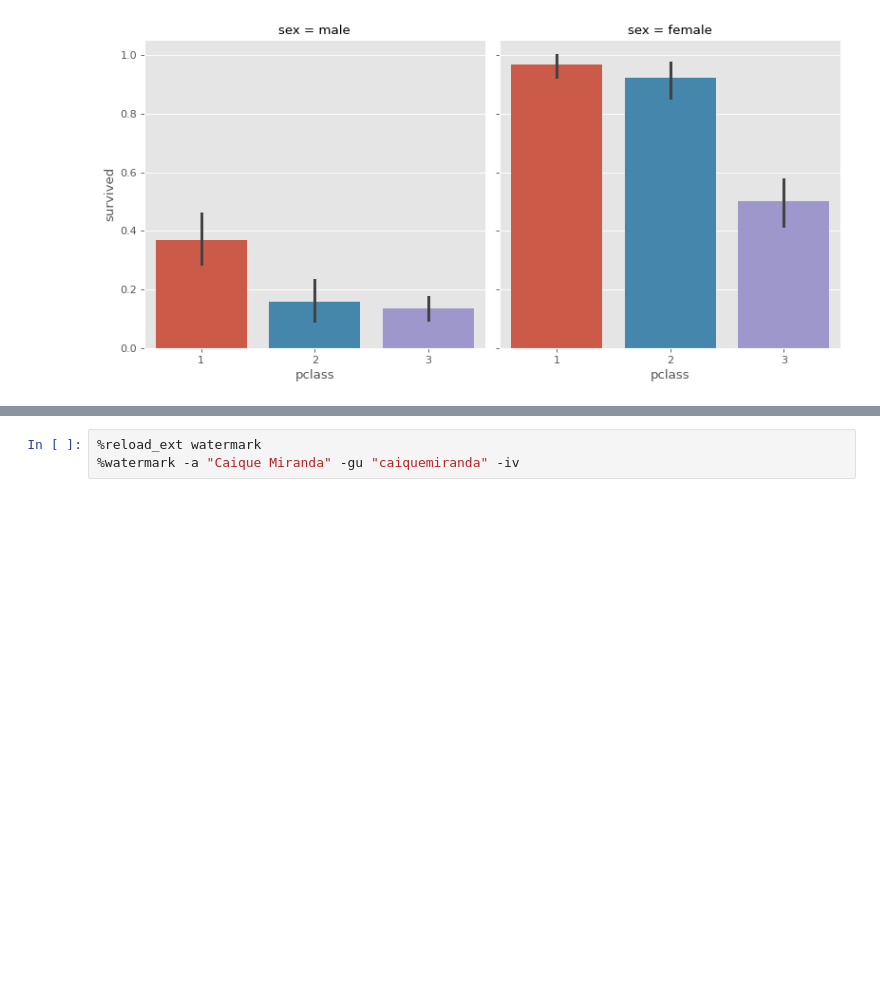
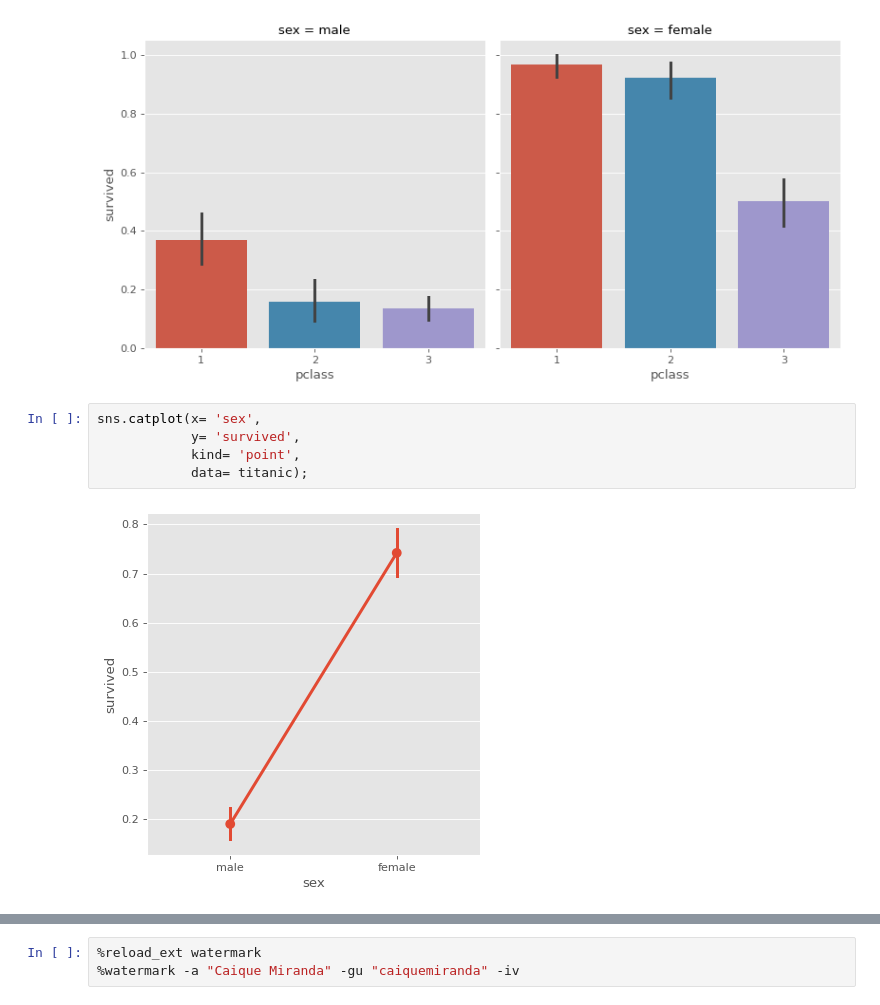
Before and after one commit to caiquemiranda/data-visualization-python, a Jupyter notebook: 10-analysis-visualization-titanic-dataset.ipynb, the cells around one changed output, grey strips where cells are left out. Saved outputs shown, nothing was run; the diff lists cells and outputs as text; blank space fills up the shorter version.

```diff
--- a/10-analysis-visualization-titanic-dataset.ipynb
+++ b/10-analysis-visualization-titanic-dataset.ipynb
@@ -323,3 +323,10 @@ sns.catplot(x= 'pclass',
             data = titanic);
 # %% [output]
 [figure]
+# %%
+sns.catplot(x= 'sex',
+            y= 'survived',
+            kind= 'point',
+            data= titanic);
+# %% [output]
+[figure, added]
```
Also changed, not shown: parts of 2 cells of this notebook.
